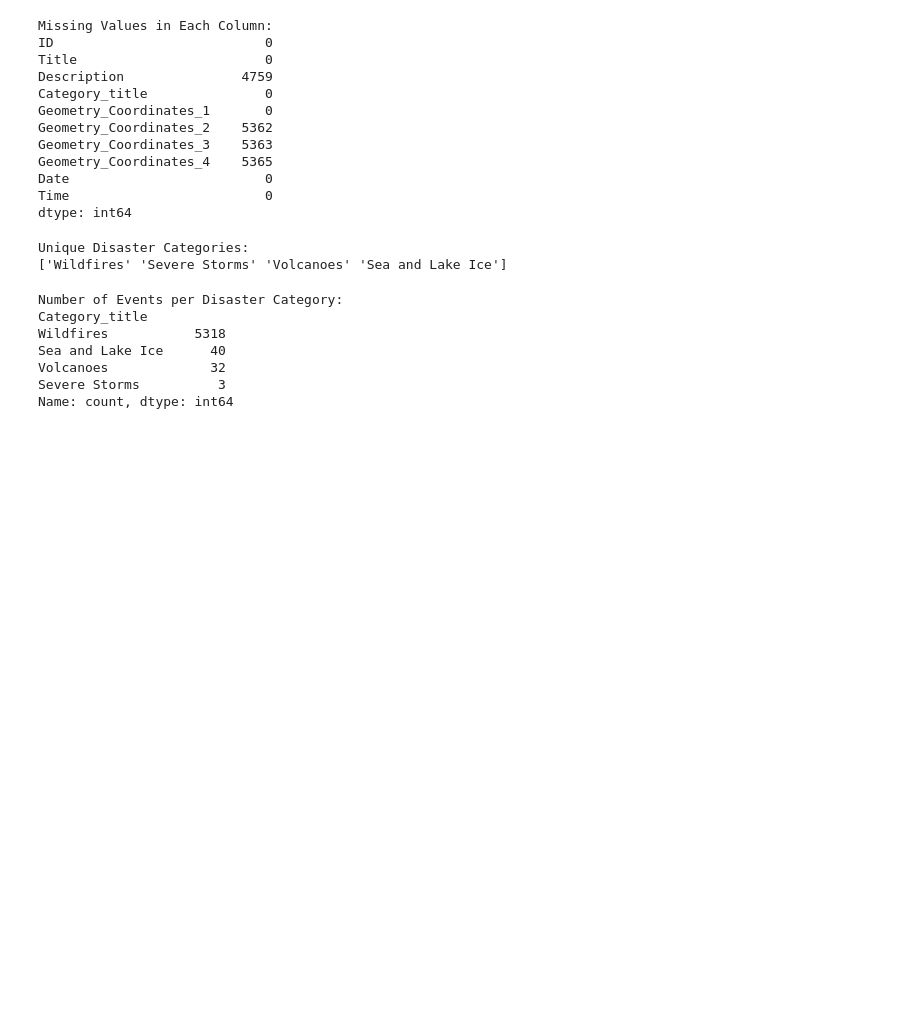
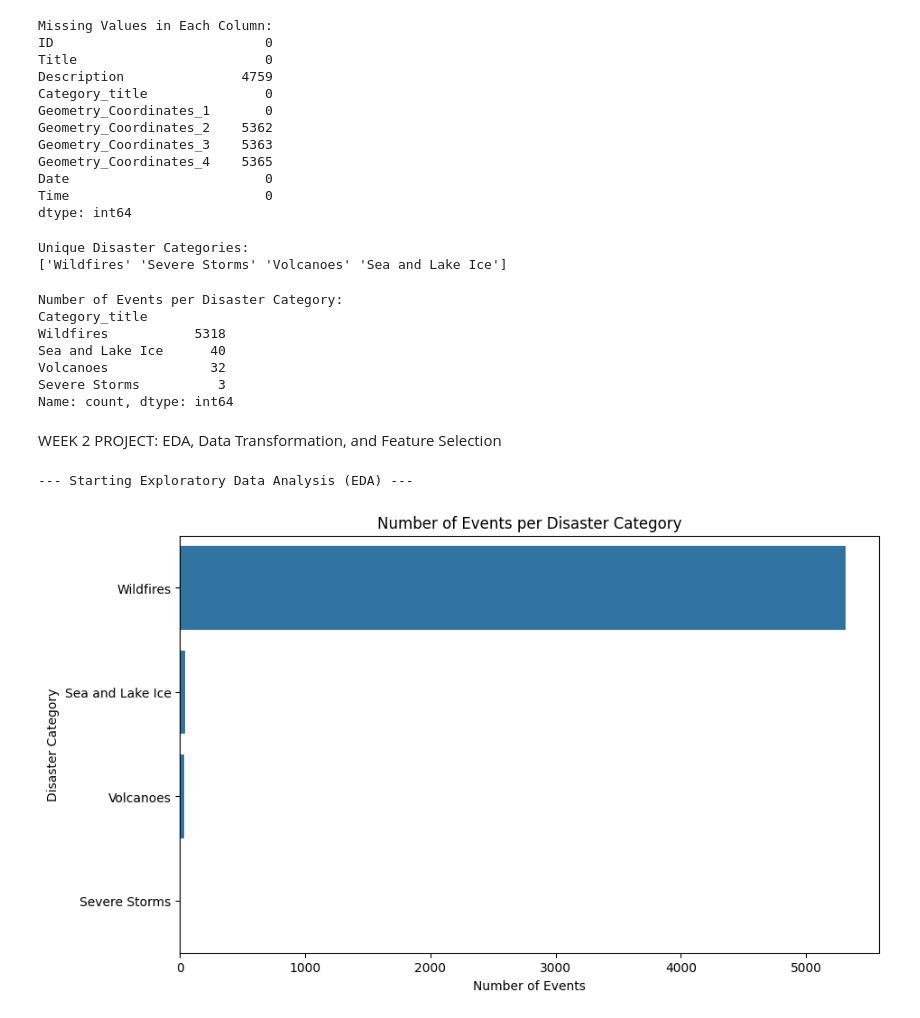
Before and after one commit to Sarvesh-Jhawar/Climate-Risk-and-Disaster-Management.-AICTE-, a Jupyter notebook: week1/week1_project.ipynb, the cells around one changed output. Saved outputs shown, nothing was run; the diff lists cells and outputs as text; code cells hidden in the pictures; blank space fills up the shorter version.

Commit message:
Complete Week 2 Project - EDA and data preparation

```diff
--- a/week1/week1_project.ipynb
+++ b/week1/week1_project.ipynb
@@ -88,3 +88,29 @@ Sea and Lake Ice      40
 Volcanoes             32
 Severe Storms          3
 Name: count, dtype: int64
+# %% [markdown]
+WEEK 2 PROJECT: EDA, Data Transformation, and Feature Selection
+# %%
+# Step 1: Import additional libraries for visualization and analysis
+import matplotlib.pyplot as plt
+import seaborn as sns
+import pandas as pd
+import numpy as np
+
+# Load the dataset (assuming Data.csv is in the same directory)
+data = pd.read_csv("Data.csv")
+
+# --- Exploratory Data Analysis (EDA) ---
+print("--- Starting Exploratory Data Analysis (EDA) ---")
+# %% [output]
+--- Starting Exploratory Data Analysis (EDA) ---
+# %%
+# Visualize the distribution of disaster categories
+plt.figure(figsize=(10, 6))
+sns.countplot(y='Category_title', data=data, order=data['Category_title'].value_counts().index)
+plt.title('Number of Events per Disaster Category')
+plt.xlabel('Number of Events')
+plt.ylabel('Disaster Category')
+plt.show()
+# %% [output]
+[figure, added]
```
Also changed, not shown: parts of 5 cells of this notebook, 1 other file.
